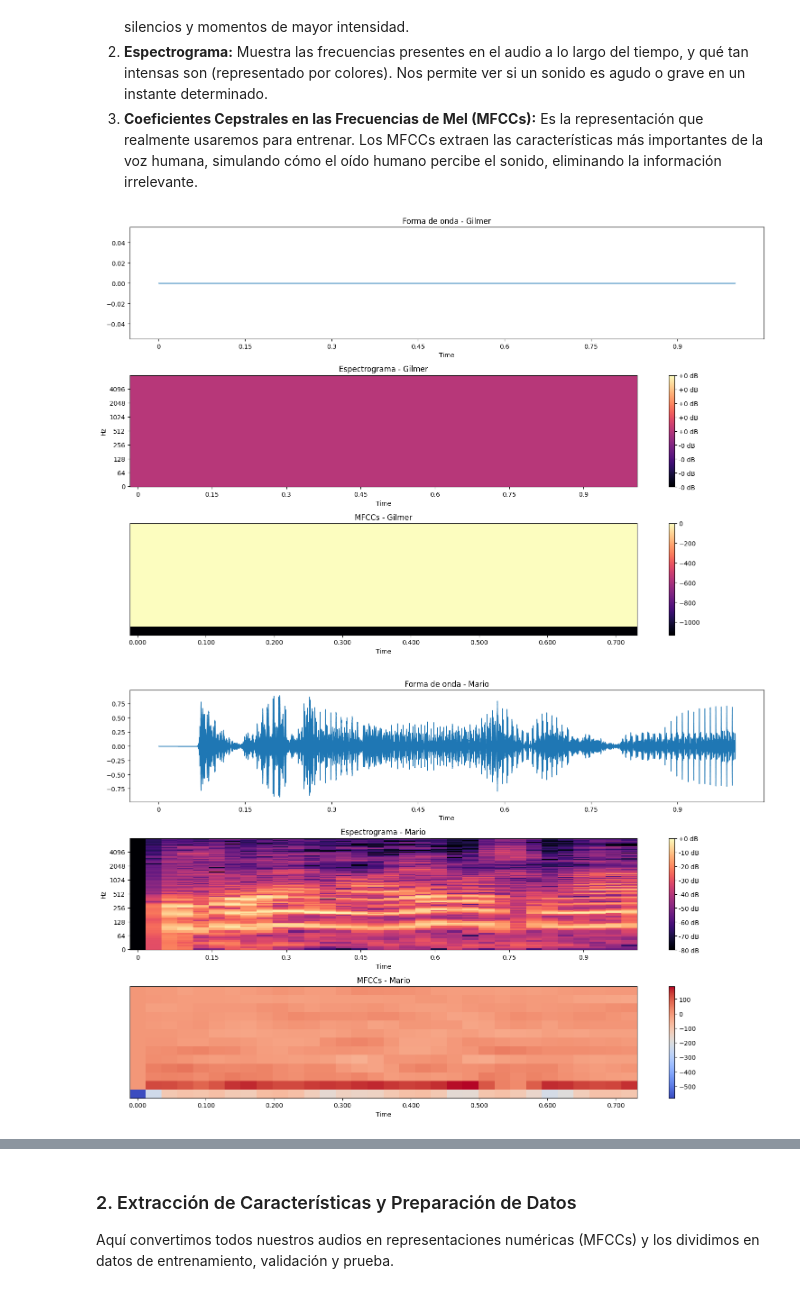
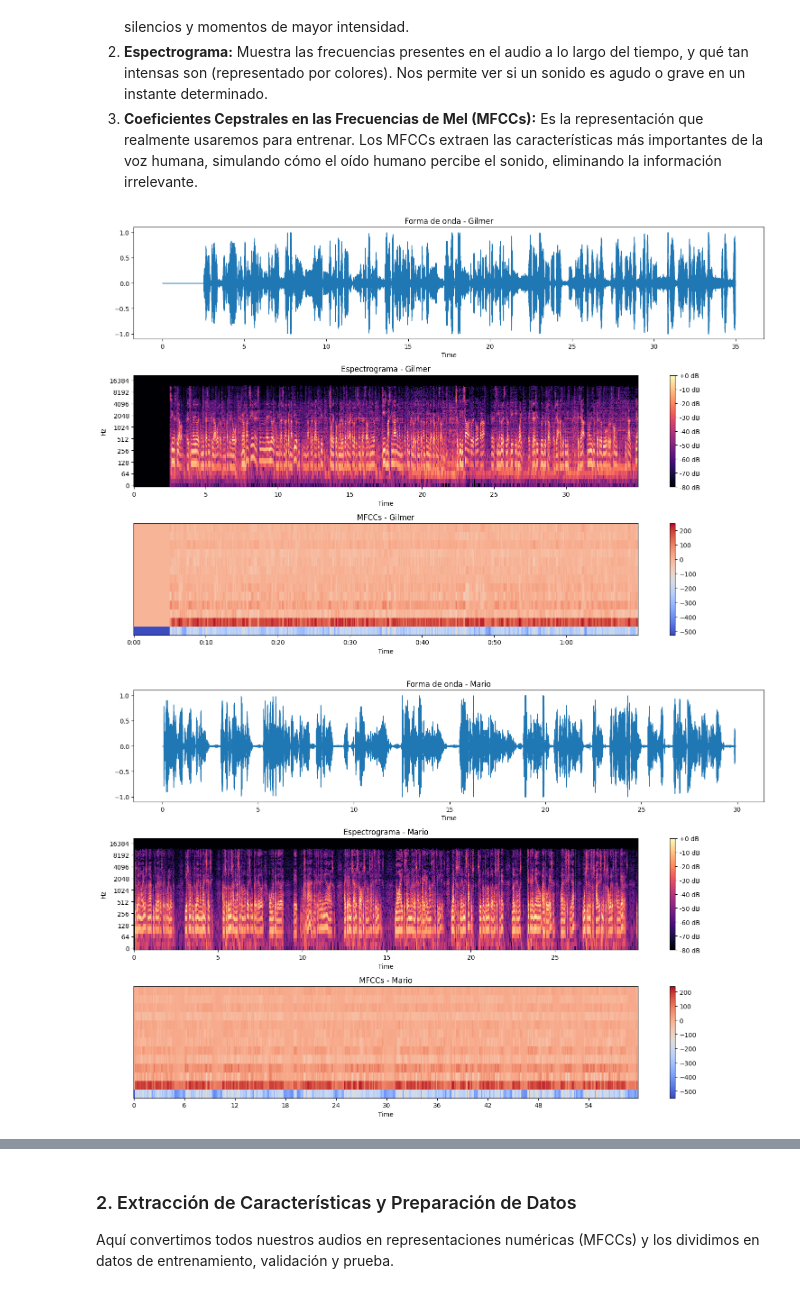
Before and after one commit to ragogarcia1/Redes-Neuronales, a Jupyter notebook: Semana 5/Tarea_Semana5.ipynb, the cells around one changed output, grey strips where cells are left out. Saved outputs shown, nothing was run; the diff lists cells and outputs as text; code cells hidden in the pictures.

```diff
--- a/Semana 5/Tarea_Semana5.ipynb
+++ b/Semana 5/Tarea_Semana5.ipynb
@@ -126,36 +126,36 @@ def plot_audio_features(audio_path):
     librosa.display.waveshow(y, sr=sr)
     plt.title(f'Forma de onda - {speaker_name}')
 
     # 2) Espectrograma
     plt.subplot(3, 1, 2)
     import numpy as np
     S = librosa.stft(y)
     D = librosa.amplitude_to_db(np.abs(S), ref=np.max)
     librosa.display.specshow(D, sr=sr, x_axis='time', y_axis='log')
     plt.colorbar(format='%+2.0f dB')
     plt.title(f'Espectrograma - {speaker_name}')
 
     # 3) MFCCs
     plt.subplot(3, 1, 3)
     mfccs = librosa.feature.mfcc(y=y, sr=sr, n_mfcc=13)
     librosa.display.specshow(mfccs, x_axis='time')
     plt.colorbar()
     plt.title(f'MFCCs - {speaker_name}')
 
     plt.tight_layout()
     plt.show()
 
 # Visualizamos un ejemplo de cada clase
 ejemplos = [
-    'dataset_voces_procesado/Gilmer/0.wav',
-    'dataset_voces_procesado/Mario/0.wav',
-    'dataset_voces_procesado/Oscar/0.wav',
-    'dataset_voces_procesado/Silencio/0.wav'
+    'dataset_voces/Gilmer/Gilmer.wav',
+    'dataset_voces/Mario/Mario.wav',
+    'dataset_voces/Oscar/oscar.wav',
+    'dataset_voces/Silencio/silencio.wav'
 ]
 
 for ruta in ejemplos:
     if os.path.exists(ruta):
         plot_audio_features(ruta)
 # %% [output]
-[figure, old version]
+[figure, new version]
-[figure, old version]
+[figure, new version]
```
Also changed, not shown: parts of 3 cells of this notebook.
